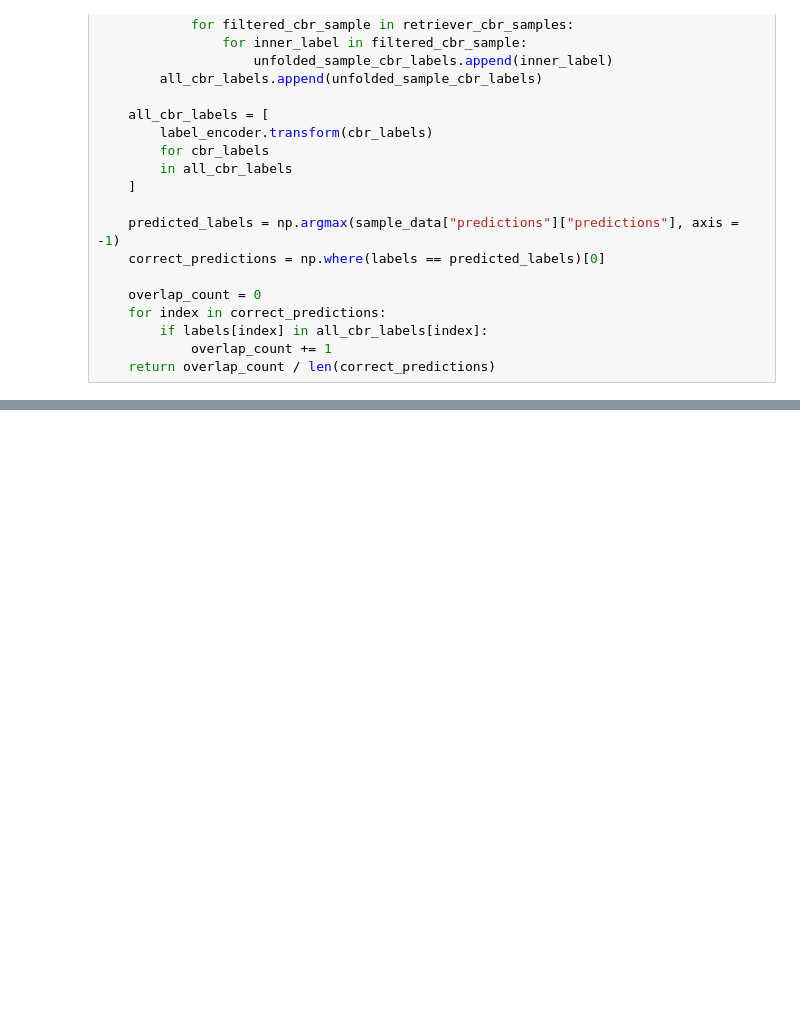
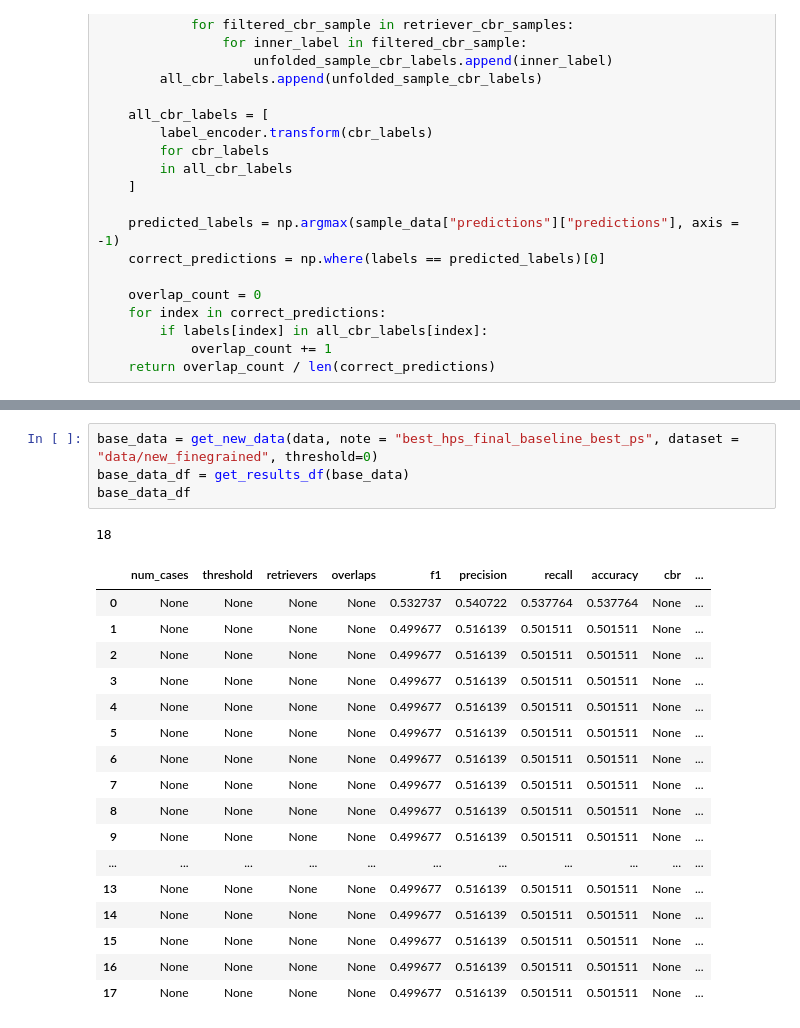
Before and after one commit to usc-isi-i2/logical-fallacy-identification, a Jupyter notebook: CBR/analysis_on_overlap.ipynb, the cells around one changed output, grey strips where cells are left out. Cells and saved outputs as stored; diff of their text form; blank space fills up the shorter version.

```diff
--- a/CBR/analysis_on_overlap.ipynb
+++ b/CBR/analysis_on_overlap.ipynb
@@ -163,0 +590,23 @@ results_df.groupby('retrievers')[['overlaps', 'f1', 'precision', 'recall']].mean
+# %%
+base_data = get_new_data(data, note = "best_hps_final_baseline_best_ps", dataset = "data/new_finegrained", threshold=0)
+base_data_df = get_results_df(base_data)
+base_data_df
+# %% [output]
+18
+|  | num_cases | threshold | retrievers | overlaps | f1 | precision | recall | accuracy | cbr | ... |
+| 0 | None | None | None | None | 0.532737 | 0.540722 | 0.537764 | 0.537764 | None | ... |
+| 1 | None | None | None | None | 0.499677 | 0.516139 | 0.501511 | 0.501511 | None | ... |
+| 2 | None | None | None | None | 0.499677 | 0.516139 | 0.501511 | 0.501511 | None | ... |
+| 3 | None | None | None | None | 0.499677 | 0.516139 | 0.501511 | 0.501511 | None | ... |
+| 4 | None | None | None | None | 0.499677 | 0.516139 | 0.501511 | 0.501511 | None | ... |
+| 5 | None | None | None | None | 0.499677 | 0.516139 | 0.501511 | 0.501511 | None | ... |
+| 6 | None | None | None | None | 0.499677 | 0.516139 | 0.501511 | 0.501511 | None | ... |
+| 7 | None | None | None | None | 0.499677 | 0.516139 | 0.501511 | 0.501511 | None | ... |
+| 8 | None | None | None | None | 0.499677 | 0.516139 | 0.501511 | 0.501511 | None | ... |
+| 9 | None | None | None | None | 0.499677 | 0.516139 | 0.501511 | 0.501511 | None | ... |
+| ... | ... | ... | ... | ... | ... | ... | ... | ... | ... | ... |
+| 13 | None | None | None | None | 0.499677 | 0.516139 | 0.501511 | 0.501511 | None | ... |
+| 14 | None | None | None | None | 0.499677 | 0.516139 | 0.501511 | 0.501511 | None | ... |
+| 15 | None | None | None | None | 0.499677 | 0.516139 | 0.501511 | 0.501511 | None | ... |
+| 16 | None | None | None | None | 0.499677 | 0.516139 | 0.501511 | 0.501511 | None | ... |
+| 17 | None | None | None | None | 0.499677 | 0.516139 | 0.501511 | 0.501511 | None | ... |
```
Also changed, not shown: parts of 48 cells of this notebook, 44 other files.
